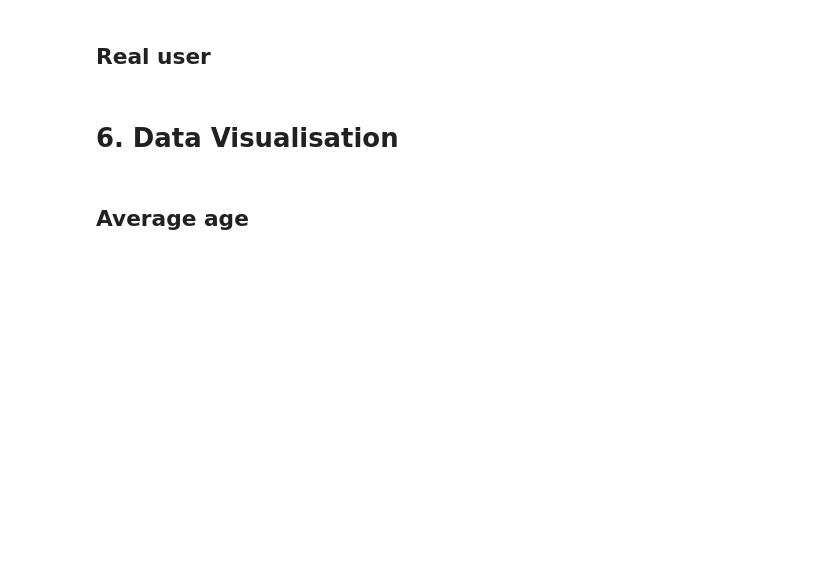
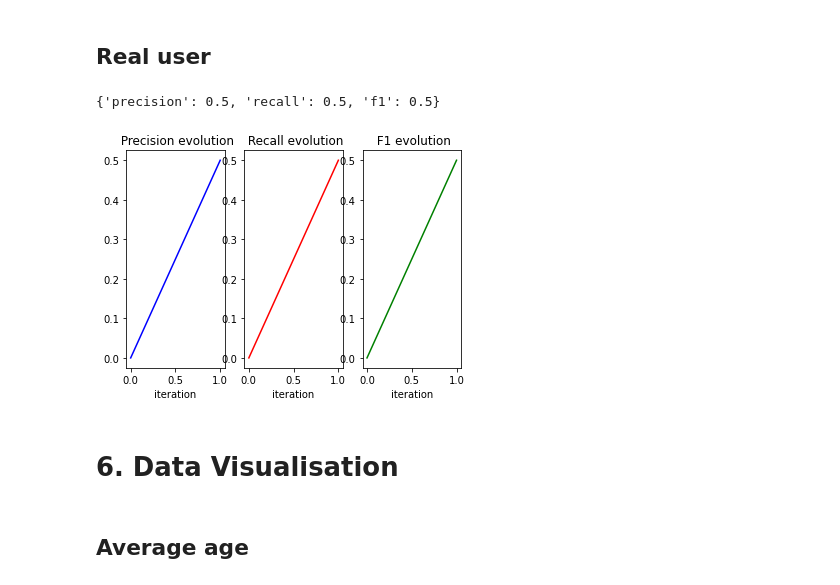
Before and after one commit to faresZzz/DataMininig_fowers, a Jupyter notebook: projetDatamining.ipynb, the cells around one changed output. Saved outputs shown, nothing was run; the diff lists cells and outputs as text; code cells hidden in the pictures; blank space fills up the shorter version.

```diff
--- a/projetDatamining.ipynb
+++ b/projetDatamining.ipynb
@@ -551,7 +638,7 @@ newuser.getMetrics()
 flowers = recommendationSystem(Images = datasetImages.copy())
 
 ## creation of fake users
-nbFakeUser = 200
+nbFakeUser = 20
 listFUsers = []
 for i in range(nbFakeUser):
     listFUsers.append(flowers.createSpecialUser(numberOfSimulatedImages=30))
@@ -564,0 +647,3 @@ listFUsers[3].printDecisionTree()
+# %%
+
+flowers.loadUsers()
@@ -570,3 +676,55 @@ realUser = flowers.createUser()
 flowers.askNewImages(realUser)
 # %%
 realUser.printDecisionTree()
+# %%
+realUser.getScore()
+# %% [output]
+{'precision': 0.5, 'recall': 0.5, 'f1': 0.5}
+# %%
+# ploting the evolution of the decisions tree score for a user
+metrics = realUser.getMetrics()
+precision = [0]
+recall = [0]
+f1 = [0]
+# extraction of all the scores
+for i in range (1, len(metrics["tp"])):
+    tp = metrics['tp'][i]
+    fp = metrics['fp'][i]
+    fn = metrics['fn'][i]
+    p = tp / (tp + fp)
+    r = tp / (tp + fn)
+    f = 2 * (p * r)/(p + r)
+
+    precision.append(p)
+    recall.append(r)
+    f1.append(f)
+
+
+
+# ploting of scores
+
+# precision
+plt.subplot(1, 3, 1)
+plt.plot(precision, color="blue")
+plt.xlabel("iteration")
+plt.title(" Precision evolution")
+
+
+
+
+# recall
+plt.subplot(1, 3, 2)
+plt.plot(precision, color="red")
+plt.xlabel("iteration")
+plt.title(" Recall evolution")
+
+
+# f1
+plt.subplot(1, 3, 3)
+plt.plot(precision, color="green")
+plt.xlabel("iteration")
+plt.title(" F1 evolution")
+
+plt.show()
+# %% [output]
+[figure, added]
```
Also changed, not shown: parts of 17 cells of this notebook, 2 other files.
